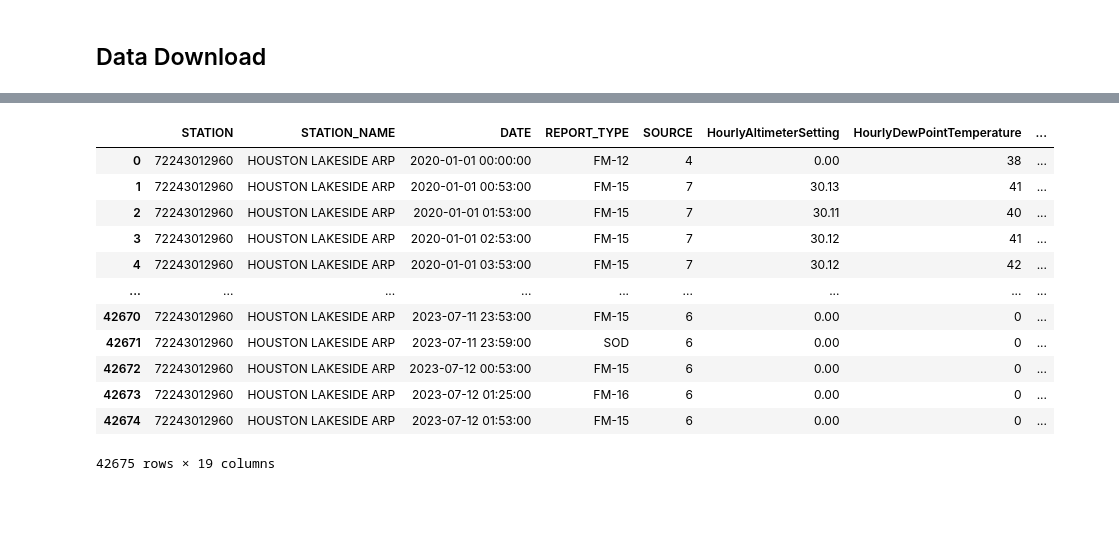
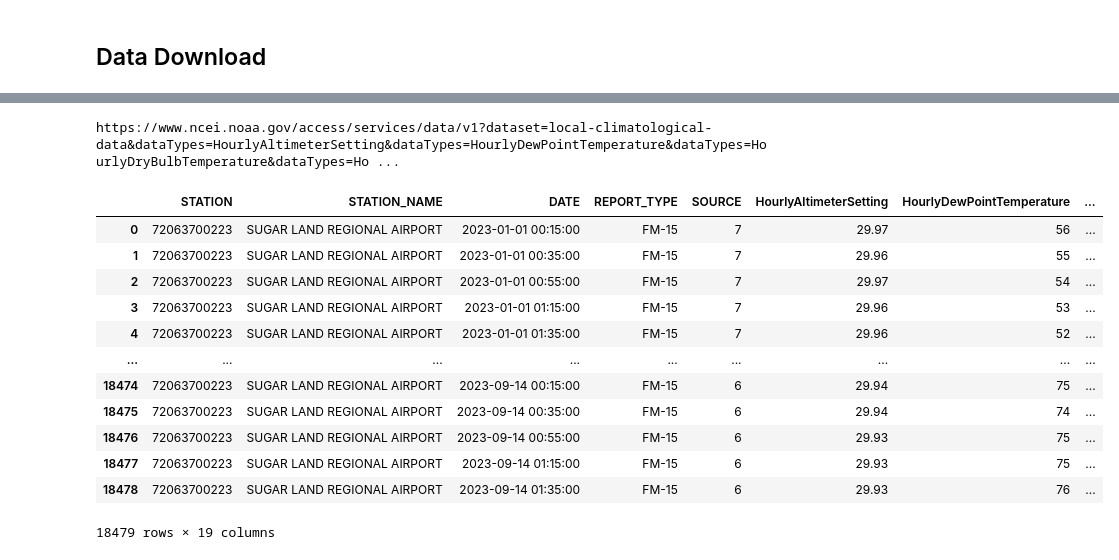
Before and after one commit to bpassini12/Weather_Collect, a Jupyter notebook: get_noaa_weather.ipynb, the cells around one changed output, grey strips where cells are left out. Drawn from its saved outputs; the diff is of its cells as text; code cells hidden in the pictures; blank space fills up the shorter version.

```diff
--- a/get_noaa_weather.ipynb
+++ b/get_noaa_weather.ipynb
@@ -142,18 +163,17 @@ def hrly_station_wx(awsmcs_wban, strt_dte, end_dte):
 # %%
-x = hrly_station_wx(awsmcs_wban='72243312969',strt_dte='2020-01-01',end_dte='2023-12-31')
+hrly_station_wx(awsmcs_wban='72063700223', strt_dte='2023-01-01', end_dte='2023-12-31')
+# %% [output]
+https://www.ncei.noaa.gov/access/services/data/v1?dataset=local-climatological-data&dataTypes=HourlyAltimeterSetting&dataTypes=HourlyDewPointTemperature&dataTypes=HourlyDryBulbTemperature&dataTypes=Ho ...
+|  | STATION | STATION_NAME | DATE | REPORT_TYPE | SOURCE | HourlyAltimeterSetting | HourlyDewPointTemperature | ... |
+| 0 | 72063700223 | SUGAR LAND REGIONAL AIRPORT | 2023-01-01 00:15:00 | FM-15 | 7 | 29.97 | 56 | ... |
+| 1 | 72063700223 | SUGAR LAND REGIONAL AIRPORT | 2023-01-01 00:35:00 | FM-15 | 7 | 29.96 | 55 | ... |
+| 2 | 72063700223 | SUGAR LAND REGIONAL AIRPORT | 2023-01-01 00:55:00 | FM-15 | 7 | 29.97 | 54 | ... |
+| 3 | 72063700223 | SUGAR LAND REGIONAL AIRPORT | 2023-01-01 01:15:00 | FM-15 | 7 | 29.96 | 53 | ... |
+| 4 | 72063700223 | SUGAR LAND REGIONAL AIRPORT | 2023-01-01 01:35:00 | FM-15 | 7 | 29.96 | 52 | ... |
+| ... | ... | ... | ... | ... | ... | ... | ... | ... |
+| 18474 | 72063700223 | SUGAR LAND REGIONAL AIRPORT | 2023-09-14 00:15:00 | FM-15 | 6 | 29.94 | 75 | ... |
+| 18475 | 72063700223 | SUGAR LAND REGIONAL AIRPORT | 2023-09-14 00:35:00 | FM-15 | 6 | 29.94 | 74 | ... |
+| 18476 | 72063700223 | SUGAR LAND REGIONAL AIRPORT | 2023-09-14 00:55:00 | FM-15 | 6 | 29.93 | 75 | ... |
+| 18477 | 72063700223 | SUGAR LAND REGIONAL AIRPORT | 2023-09-14 01:15:00 | FM-15 | 6 | 29.93 | 75 | ... |
+| 18478 | 72063700223 | SUGAR LAND REGIONAL AIRPORT | 2023-09-14 01:35:00 | FM-15 | 6 | 29.93 | 76 | ... |
+18479 rows × 19 columns
-# %%
-x
-# %% [output]
-|  | STATION | STATION_NAME | DATE | REPORT_TYPE | SOURCE | HourlyAltimeterSetting | HourlyDewPointTemperature | ... |
-| 0 | 72243012960 | HOUSTON LAKESIDE ARP | 2020-01-01 00:00:00 | FM-12 | 4 | 0.00 | 38 | ... |
-| 1 | 72243012960 | HOUSTON LAKESIDE ARP | 2020-01-01 00:53:00 | FM-15 | 7 | 30.13 | 41 | ... |
-| 2 | 72243012960 | HOUSTON LAKESIDE ARP | 2020-01-01 01:53:00 | FM-15 | 7 | 30.11 | 40 | ... |
-| 3 | 72243012960 | HOUSTON LAKESIDE ARP | 2020-01-01 02:53:00 | FM-15 | 7 | 30.12 | 41 | ... |
-| 4 | 72243012960 | HOUSTON LAKESIDE ARP | 2020-01-01 03:53:00 | FM-15 | 7 | 30.12 | 42 | ... |
-| ... | ... | ... | ... | ... | ... | ... | ... | ... |
-| 42670 | 72243012960 | HOUSTON LAKESIDE ARP | 2023-07-11 23:53:00 | FM-15 | 6 | 0.00 | 0 | ... |
-| 42671 | 72243012960 | HOUSTON LAKESIDE ARP | 2023-07-11 23:59:00 | SOD | 6 | 0.00 | 0 | ... |
-| 42672 | 72243012960 | HOUSTON LAKESIDE ARP | 2023-07-12 00:53:00 | FM-15 | 6 | 0.00 | 0 | ... |
-| 42673 | 72243012960 | HOUSTON LAKESIDE ARP | 2023-07-12 01:25:00 | FM-16 | 6 | 0.00 | 0 | ... |
-| 42674 | 72243012960 | HOUSTON LAKESIDE ARP | 2023-07-12 01:53:00 | FM-15 | 6 | 0.00 | 0 | ... |
-42675 rows × 19 columns
```
Also changed, not shown: parts of 7 cells of this notebook.
